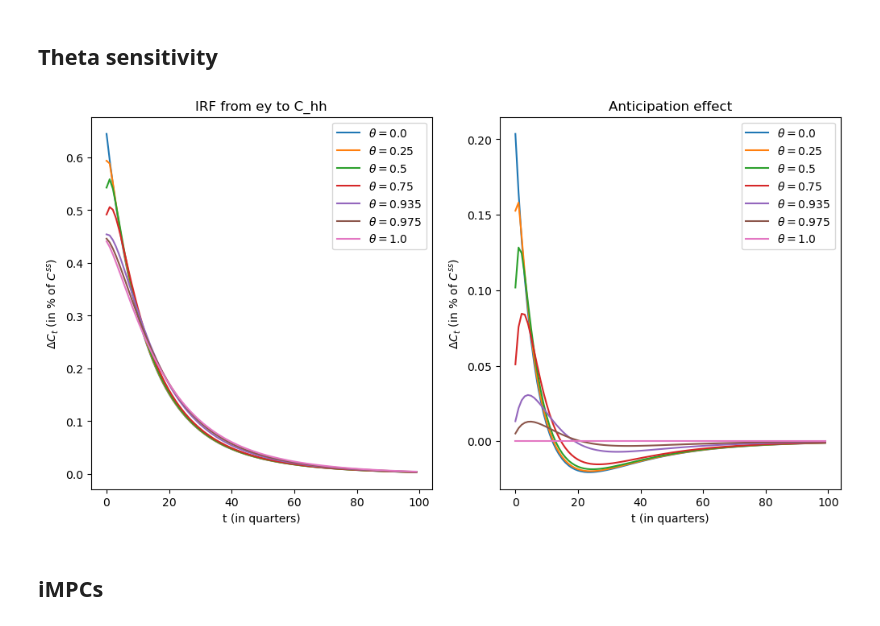
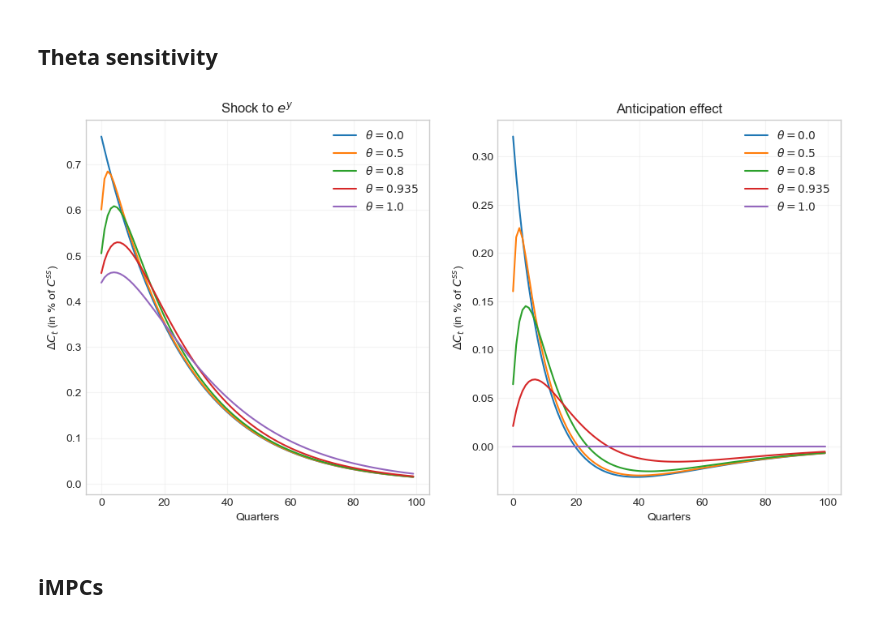
Before and after one commit to YanWin/StickyInformationHANK, a Jupyter notebook: notebooks/Replication_Notebooks/MPC_iMPC_matching.ipynb, the cells around one changed output. Drawn from its saved outputs; the diff is of its cells as text; code cells hidden in the pictures.

```diff
--- a/notebooks/Replication_Notebooks/MPC_iMPC_matching.ipynb
+++ b/notebooks/Replication_Notebooks/MPC_iMPC_matching.ipynb
@@ -10,11 +10,17 @@
 
 import numpy as np
 import matplotlib.pyplot as plt
+import matplotlib as mpl
 from copy import deepcopy
 from scipy.optimize import newton
 from consav.markov import log_rouwenhorst
 from tabulate import tabulate
 
+mpl.rcParams['axes.grid'] = True
+mpl.rcParams['axes.grid.which'] = 'major'
+mpl.rcParams['grid.linestyle'] = '-'
+mpl.rcParams['grid.alpha'] = 0.2
+
 # from HANKStickyModel import HANKStickyModelClass
 from HA_simple import HAsimpleModel
 # %% [markdown]
@@ -88,22 +94,25 @@ model.par.inattention = model_sticky.par.inattention
 model_sticky.jac_hh= model._compute_sticky_jacs_hh(model.jac_hh)
 model.par.inattention = 0.0
 # %%
-def plot_PE_hh(model_list, label_list, compare_outputs, compare_inputs, plot_periods, shocks_jump, shocks_rho):
+def plot_PE_hh(model_list, label_list, compare_outputs, compare_inputs, plot_periods, shocks_jump, shocks_rho, title_list=None):
 
     nrows = len(compare_outputs)
     ncols = len(compare_inputs)
 
     fig, axs = plt.subplots(nrows=nrows, ncols=ncols, figsize=(6*ncols, 6*nrows), dpi=100)
 
-    fig = plotter_PE(fig, model_list, label_list, compare_outputs, compare_inputs, plot_periods, shocks_jump, shocks_rho)
+    fig = plotter_PE(fig, model_list, label_list, compare_outputs, compare_inputs, plot_periods, shocks_jump, shocks_rho, title_list=title_list)
 
     return fig
 
-def plotter_PE(fig, model_list, label_list, compare_outputs, compare_inputs, plot_periods, shocks_jump=0.01, shocks_rho=0.9, shock_series=None, linestyle='-', decompose=False):
+def plotter_PE(fig, model_list, label_list, compare_outputs, compare_inputs, plot_periods, shocks_jump=0.01, shocks_rho=0.95, shock_series=None, linestyle='-', decompose=False, title_list=None):
 
     fig_i = 0
 
     use_custom_series = True if isinstance(shock_series, np.ndarray) else False
+
+    if title_list == None:
+        title_list = compare_inputs
 
     for output in compare_outputs:
         for i_s, shock in enumerate(compare_inputs):
@@ -114,11 +123,11 @@ def plotter_PE(fig, model_list, label_list, compare_outputs, compare_inputs, plo
 
             ax = fig.axes[fig_i]
             fig_i += 1
-            ax.set_title(f'Shock to {shock}')
+            ax.set_title(f'Shock to {title_list[i_s]}')
             # ax.set_title(f'{shock}_shock on {output} (in %)')
-            ax.set_xlabel('t (in quarters)')
+            ax.set_xlabel('Quarters')
             y_label = output.split('_')[0]
-            ax.set_ylabel(f'$\Delta {y_label}_t$ (in %)')
+            ax.set_ylabel(f'$\Delta {y_label}_t$ (in % from s.s.)')
 
             for i_m, m in enumerate(model_list):
                 jac = m.jac_hh[(output, shock)].copy()
@@ -130,6 +139,7 @@ def plotter_PE(fig, model_list, label_list, compare_outputs, compare_inputs, plo
                 if decompose:
                     decompose_PE(ax, m, (output, shock), shock_series, ss_value, plot_periods)
             ax.legend()
+            ax.set_xlim([0,plot_periods-1])
 
     return fig
 
@@ -172,6 +182,8 @@ def decompose_PE(ax, model, output_input, shock_series, ss_value, plot_periods):
     ax.plot(np.arange(plot_periods), (IRF_anticip[:plot_periods] / ss_value)*100, label=f"anticipation", linestyle="--")
 
     ax.plot(np.arange(plot_periods), (IRF_expost[:plot_periods] / ss_value)*100, label=f"ex-post", linestyle="--")
+
+    ax.set_xlim([0,plot_periods-1])
 # %%
 model_list = [model, model_sticky]
 label_list = [f'$\\theta = {model_list[0].par.inattention}$', f'$\\theta = {model_list[1].par.inattention}$']
@@ -416,13 +439,15 @@ fig = plotter_PE(fig, [model_list[1]], [label_list[1]], compare_outputs, compare
 # %% [markdown]
 ## Theta sensitivity
 # %%
-def decompose_PE_sensitivity_theta(model, output_input, shock_series, theta_list ,plot_periods, ss_value):
+def decompose_PE_sensitivity_theta(model, output_input, shock_series, theta_list ,plot_periods, ss_value, title=None):
 
     fig = plt.figure(figsize=(6*2, 6), dpi=100)
     ax_IRF = fig.add_subplot(1,2,1)
     ax = fig.add_subplot(1,2,2)
 
     shock = output_input[1]
+    if title == None:
+        title  = f'Shock to {shock}'
 
     model_no_sticky = model.copy()
     if model.par.inattention > 0.0:
@@ -466,31 +491,31 @@ def decompose_PE_sensitivity_theta(model, output_input, shock_series, theta_list
 
         ax.plot(np.arange(plot_periods), (IRF_anticip[:plot_periods] / ss_value)*100, label=f"$\\theta={theta}$", linestyle="-")
 
-    ax_IRF.set_title(f'IRF from {shock} to {output_input[0]}')
+    ax_IRF.set_title(title)
     # ax.set_title(f'{shock}_shock on {output} (in %)')
-    ax_IRF.set_xlabel('t (in quarters)')
+    ax_IRF.set_xlabel('Quarters')
     ax_IRF.set_ylabel(f'$\Delta C_t$ (in % of $C^{{ss}}$)')
     ax_IRF.legend()
 
     ax.set_title('Anticipation effect')
     # ax.set_title(f'{shock}_shock on {output} (in %)')
-    ax.set_xlabel('t (in quarters)')
+    ax.set_xlabel('Quarters')
     ax.set_ylabel(f'$\Delta C_t$ (in % of $C^{{ss}}$)')
     ax.legend()
 # %%
 shocks_jump = [0.01 * ss.y]
-shocks_rho = [0.9]
+shocks_rho = [0.95]
 
 T = model.par.T
 shock_series =  shocks_jump[0]*shocks_rho[0]**np.arange(T)
 ss_value = model.ss.__dict__['C_hh']
 plot_periods = 100
 
-theta_list = [0.0, 0.25, 0.5, 0.75, 0.935, 0.975, 1.0]
+theta_list = [0.0, 0.5, 0.8, 0.935, 1.0]
 
-decompose_PE_sensitivity_theta(model, ('C_hh', 'ey'), shock_series, theta_list ,plot_periods, ss_value)
+decompose_PE_sensitivity_theta(model, ('C_hh', 'ey'), shock_series, theta_list ,plot_periods, ss_value, title=f'Shock to $e^y$')
 # %% [output]
-[figure, old version]
+[figure, new version]
 # %% [markdown]
 ## iMPCs
 # %%
```
Also changed, not shown: parts of 39 cells of this notebook, 9 other files.
